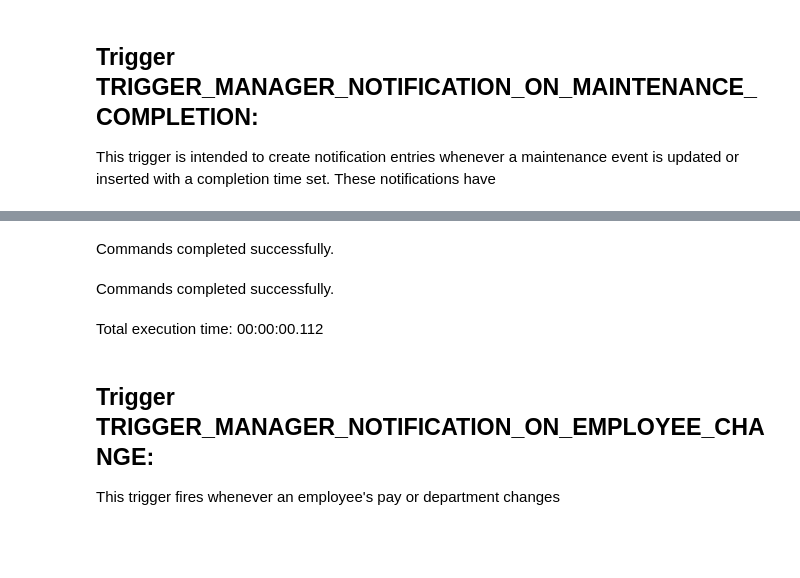
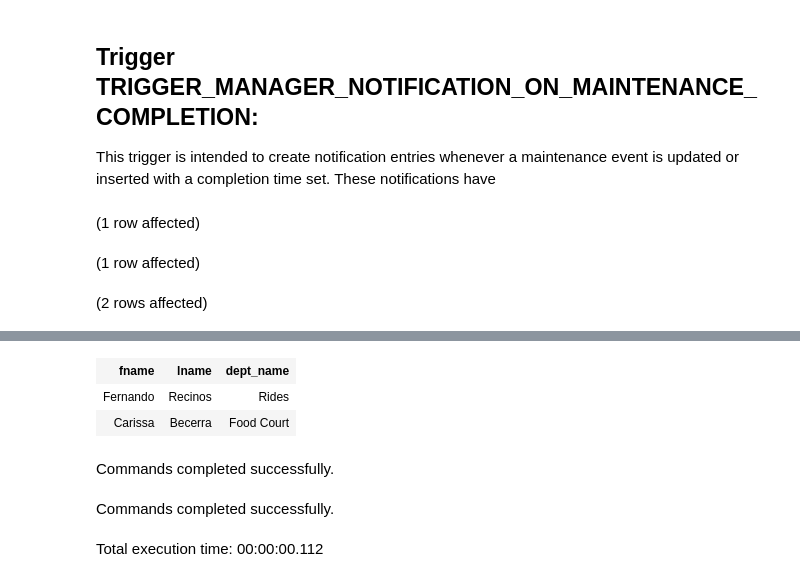
Before and after one commit to tensorpudding/cosc3380-group4-themepark, a Jupyter notebook: databases/triggers.ipynb, the cells around one changed output, grey strips where cells are left out. Saved outputs shown, nothing was run; the diff lists cells and outputs as text; code cells hidden in the pictures; blank space fills up the shorter version.

Commit message:
Second trigger finished on DB side

```diff
--- a/databases/triggers.ipynb
+++ b/databases/triggers.ipynb
@@ -21,3 +21,13 @@ Total execution time: 00:00:00.121
 
 This trigger is intended to create notification entries whenever a maintenance event is updated or inserted
 with a completion time set. These notifications have
+# %%
+update [Theme_Park].[Department] set supervisor_ssn=(select ssn from [Theme_Park].[Employee] where fname='Fernando') where dept_id=1
+go
+update [Theme_Park].[Department] set supervisor_ssn=(select ssn from [Theme_Park].[Employee] where fname='Carissa') where dept_id=2
+go
+select fname, lname, dept_name from [Theme_Park].[Employee] as E, [Theme_Park].[Department] as D where D.supervisor_ssn=E.ssn
+# %% [output]
+(1 row affected)
+(1 row affected)
+(2 rows affected)
@@ -24,3 +35,6 @@ with a completion time set. These notifications have
+| fname | lname | dept_name |
+| Fernando | Recinos | Rides |
+| Carissa | Becerra | Food Court |
 # %%
 drop trigger [Theme_Park].[Trigger_Manager_Notification_On_Maintenance_Completion]
 go
@@ -56,7 +70,3 @@ end
 Commands completed successfully.
 Commands completed successfully.
 Total execution time: 00:00:00.112
-# %% [markdown]
-## Trigger TRIGGER_MANAGER_NOTIFICATION_ON_EMPLOYEE_CHANGE:
-
-This trigger fires whenever an employee's pay or department changes
```
Also changed, not shown: parts of 16 cells of this notebook.
